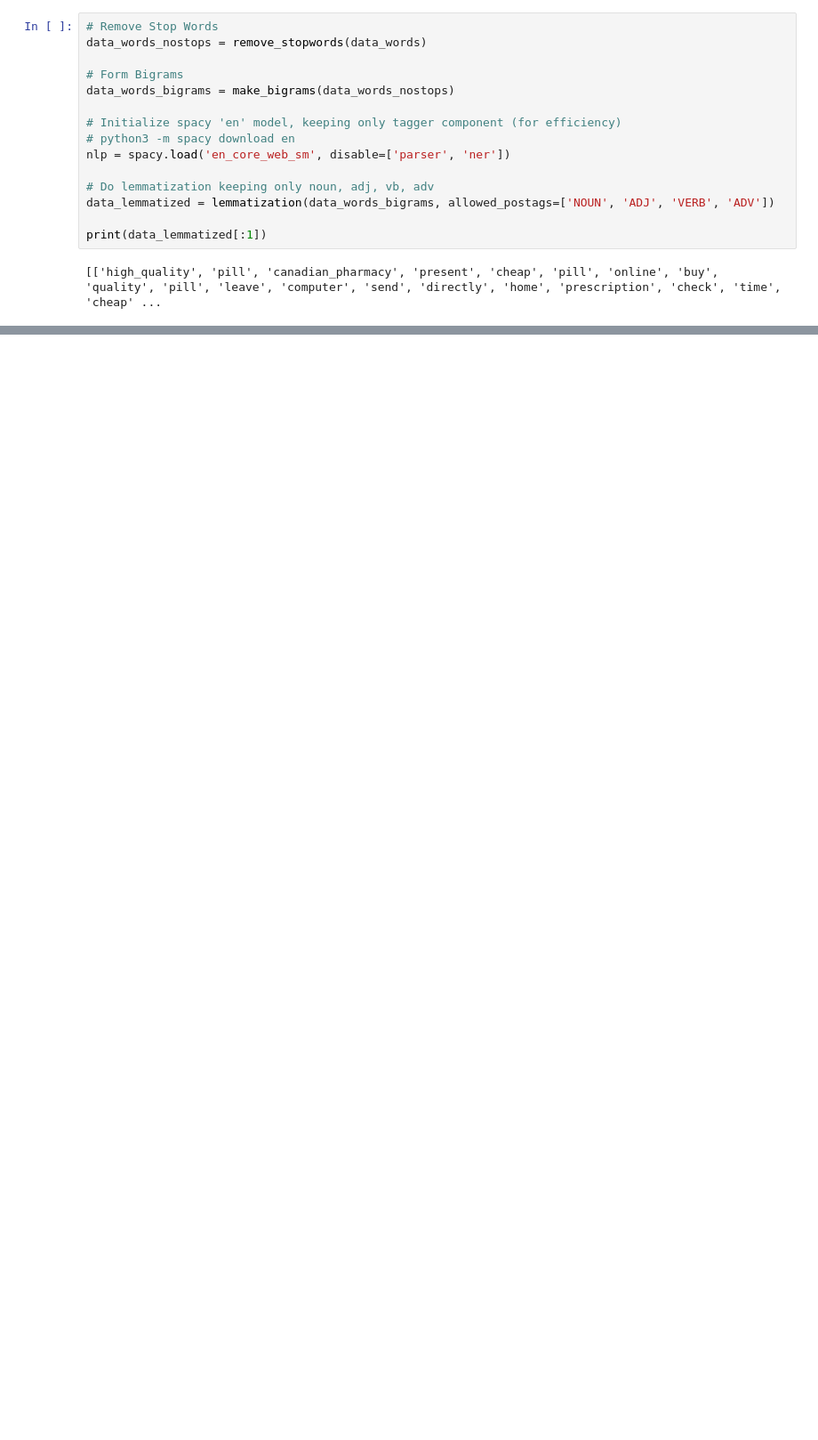
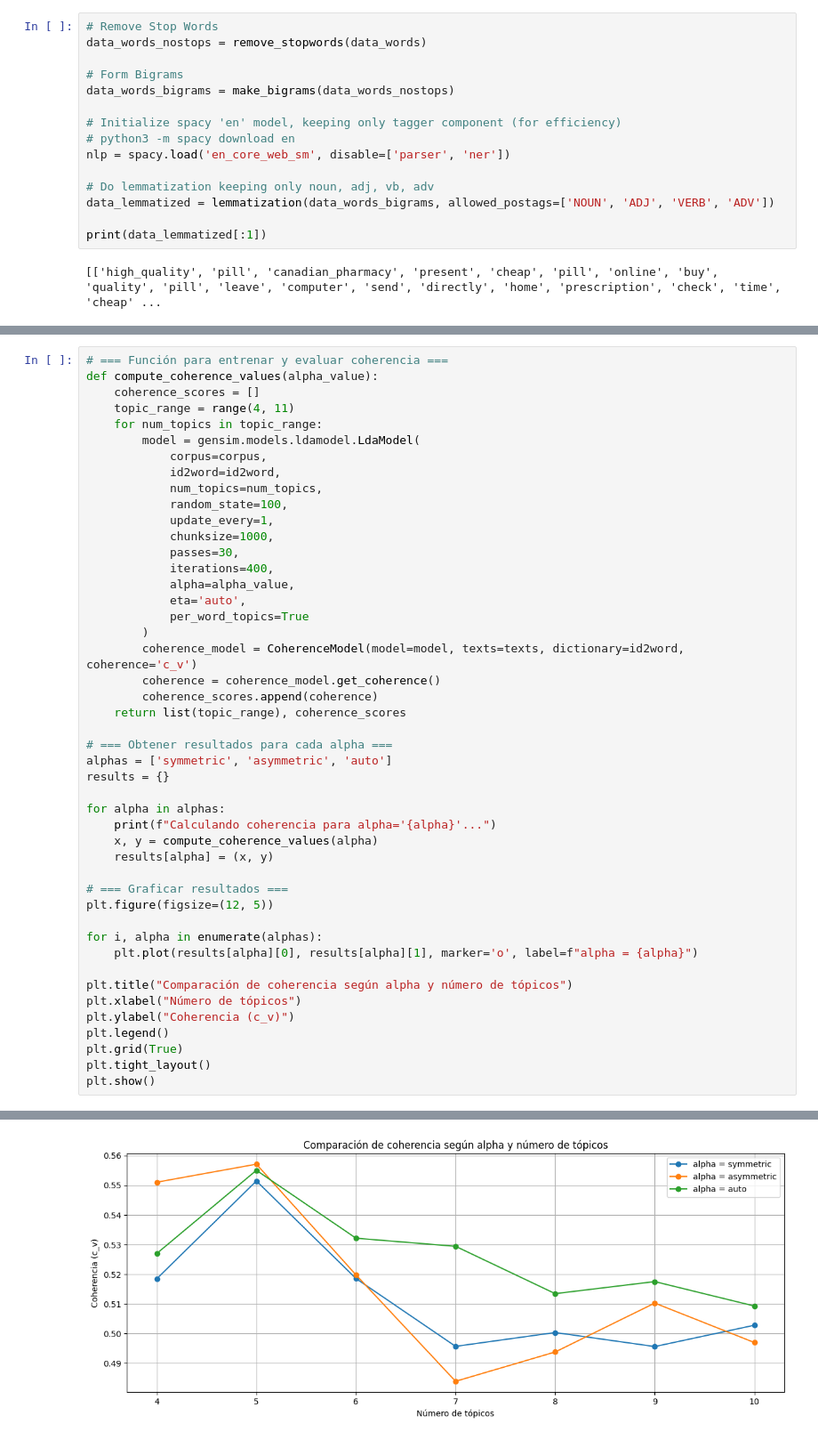
Before and after one commit to Ignacioelamo/LLMs4Phishing, a Jupyter notebook: 02_feature_engineering.ipynb, the cells around one changed output, grey strips where cells are left out. Shown at 89% size. Drawn from its saved outputs; the diff is of its cells as text; blank space fills up the shorter version.

```diff
--- a/02_feature_engineering.ipynb
+++ b/02_feature_engineering.ipynb
@@ -355,3 +365,50 @@ corpus = [id2word.doc2bow(text) for text in texts]
 print(corpus[:1])
 # %% [output]
 [[(0, 2), (1, 1), (2, 2), (3, 1), (4, 1), (5, 1), (6, 1), (7, 1), (8, 1), (9, 1), (10, 1), (11, 1), (12, 3), (13, 1), (14, 1), (15, 1), (16, 2), (17, 1), (18, 1), (19, 1), (20, 1)]]
+# %%
+# === Función para entrenar y evaluar coherencia ===
+def compute_coherence_values(alpha_value):
+    coherence_scores = []
+    topic_range = range(4, 11)
+    for num_topics in topic_range:
+        model = gensim.models.ldamodel.LdaModel(
+            corpus=corpus,
+            id2word=id2word,
+            num_topics=num_topics,
+            random_state=100,
+            update_every=1,
+            chunksize=1000,
+            passes=30,
+            iterations=400,
+            alpha=alpha_value,
+            eta='auto',
+            per_word_topics=True
+        )
+        coherence_model = CoherenceModel(model=model, texts=texts, dictionary=id2word, coherence='c_v')
+        coherence = coherence_model.get_coherence()
+        coherence_scores.append(coherence)
+    return list(topic_range), coherence_scores
+
+# === Obtener resultados para cada alpha ===
+alphas = ['symmetric', 'asymmetric', 'auto']
+results = {}
+
+for alpha in alphas:
+    print(f"Calculando coherencia para alpha='{alpha}'...")
+    x, y = compute_coherence_values(alpha)
+    results[alpha] = (x, y)
+
+# === Graficar resultados ===
+plt.figure(figsize=(12, 5))
+
+for i, alpha in enumerate(alphas):
+    plt.plot(results[alpha][0], results[alpha][1], marker='o', label=f"alpha = {alpha}")
+
+plt.title("Comparación de coherencia según alpha y número de tópicos")
+plt.xlabel("Número de tópicos")
+plt.ylabel("Coherencia (c_v)")
+plt.legend()
+plt.grid(True)
+plt.tight_layout()
+plt.show()
+# %% [output]
@@ -358 +421,2 @@ print(corpus[:1])
+[figure, added]
 # %%
```
Also changed, not shown: parts of 24 cells of this notebook.
